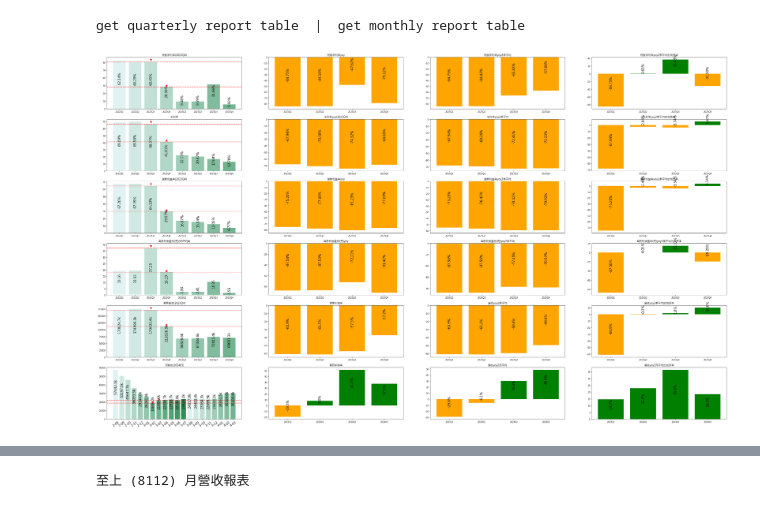
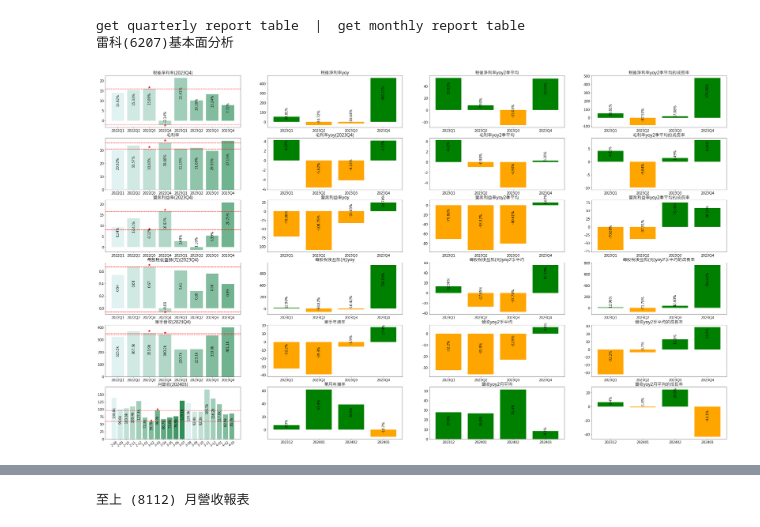
Before and after one commit to johnnyliao0325/Stock_RS_Strategy_Manager, a Jupyter notebook: Stock_RS_rate_analysis/fundamental.ipynb, the cells around one changed output, grey strips where cells are left out. Cells and saved outputs as stored; diff of their text form; code cells hidden in the pictures.

```diff
--- a/Stock_RS_rate_analysis/fundamental.ipynb
+++ b/Stock_RS_rate_analysis/fundamental.ipynb
@@ -357,35 +357,37 @@ class StockFundmental():
 
         plt.subplot(self.fig_index,self.fig_num,self.fig_num*self.subfig_num+3)
         x3, y3 = monthly_df.index.values[:4][::-1], monthly_df['營收yoy2月平均'].values[:4][::-1]
         color_sequence = np.where(y3 >= 0, 'g', 'orange')
         for a,b in zip(x3,y3):
             plt.text(a, b/2, f"{'%.1f' % b}%", ha='center', va= 'bottom',fontsize=self.fsize2, rotation=90)
         plt.bar(x3, y3, color=color_sequence)
         plt.xticks(rotation=0)
         plt.title('營收yoy2月平均')
 
         plt.subplot(self.fig_index,self.fig_num,self.fig_num*self.subfig_num+4)
         x4, y4 = monthly_df.index.values[:4][::-1], monthly_df['營收yoy2月平均的成長率'].values[:4][::-1]
         color_sequence = np.where(y4 >= 0, 'g', 'orange')
         for a,b in zip(x4,y4):
             plt.text(a, b/2, f"{'%.1f' % b}%", ha='center', va= 'bottom',fontsize=self.fsize2, rotation=90)
         plt.bar(x4, y4, color=color_sequence)
         plt.xticks(rotation=0)
         plt.title('營收yoy2月平均的成長率')
 
-SF = StockFundmental('2603', fig_num=4, fig_index=6)
+SF = StockFundmental('6207', fig_num=4, fig_index=6)
 SF.get_fundmental_table()
+print(f'{SF.name}基本面分析')
 plt.figure(figsize=(50, 30))
 SF.plot_quarterly_Post_TaxPR()
 SF.plot_quarterly_GPR()
 SF.plot_quarterly_OPR()
 SF.plot_quarterly_EPS()
 SF.plot_quarterly_revenue()
 SF.month_revenue()
 plt.show()
 # %% [output]
 get quarterly report table  |  get monthly report table
+雷科(6207)基本面分析
-[figure, old version]
+[figure, new version]
 # %%
 holds = '2313 1618 1603 1612 1616 2439 1524 2204 3050 6535'.split(' ')
 observes = '3010 5371 2354 3017 2317 2062 2812 3653 2327 2603 1477'.split(' ')
```
Also changed, not shown: parts of 1 cell of this notebook, 7 other files.
